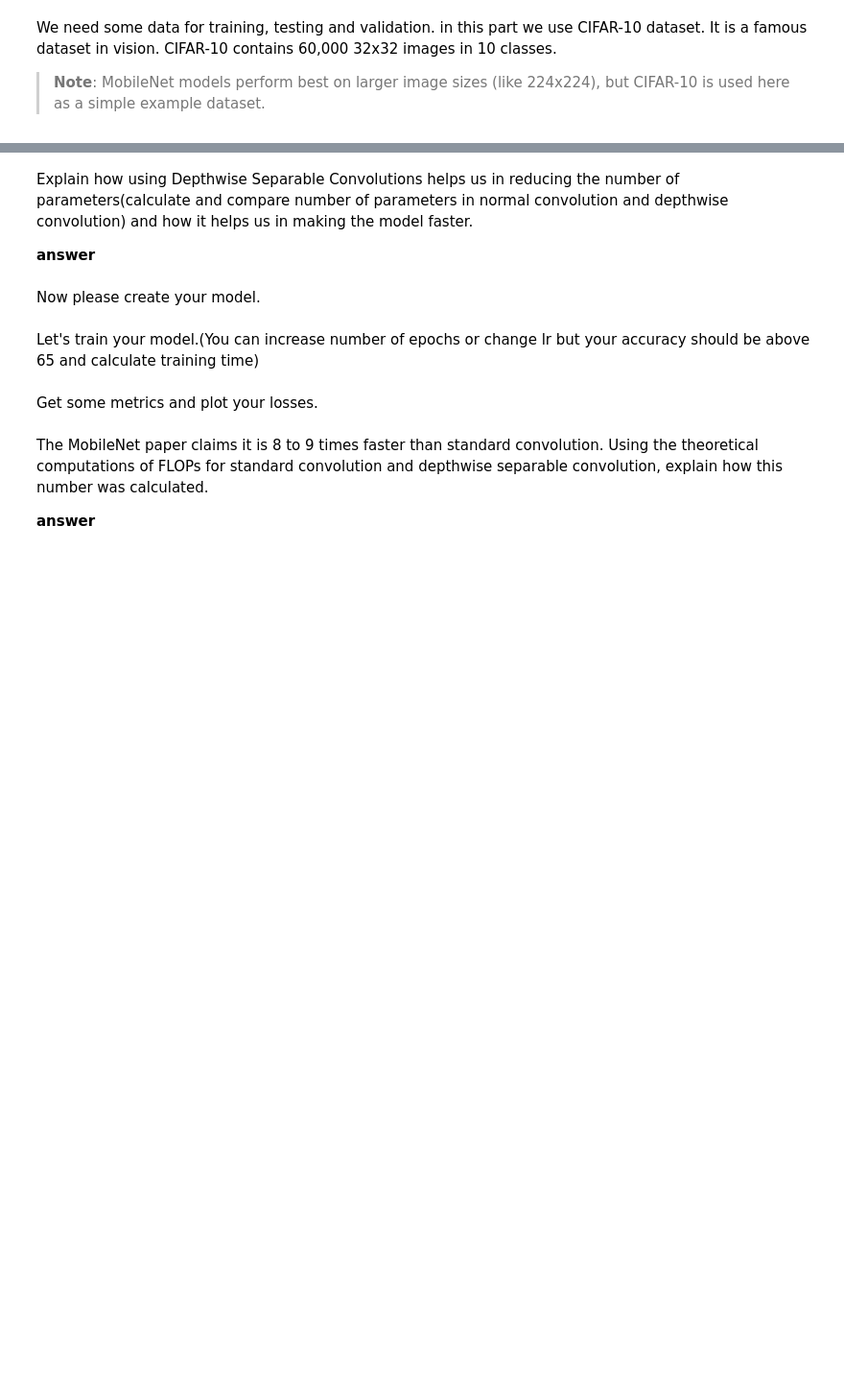
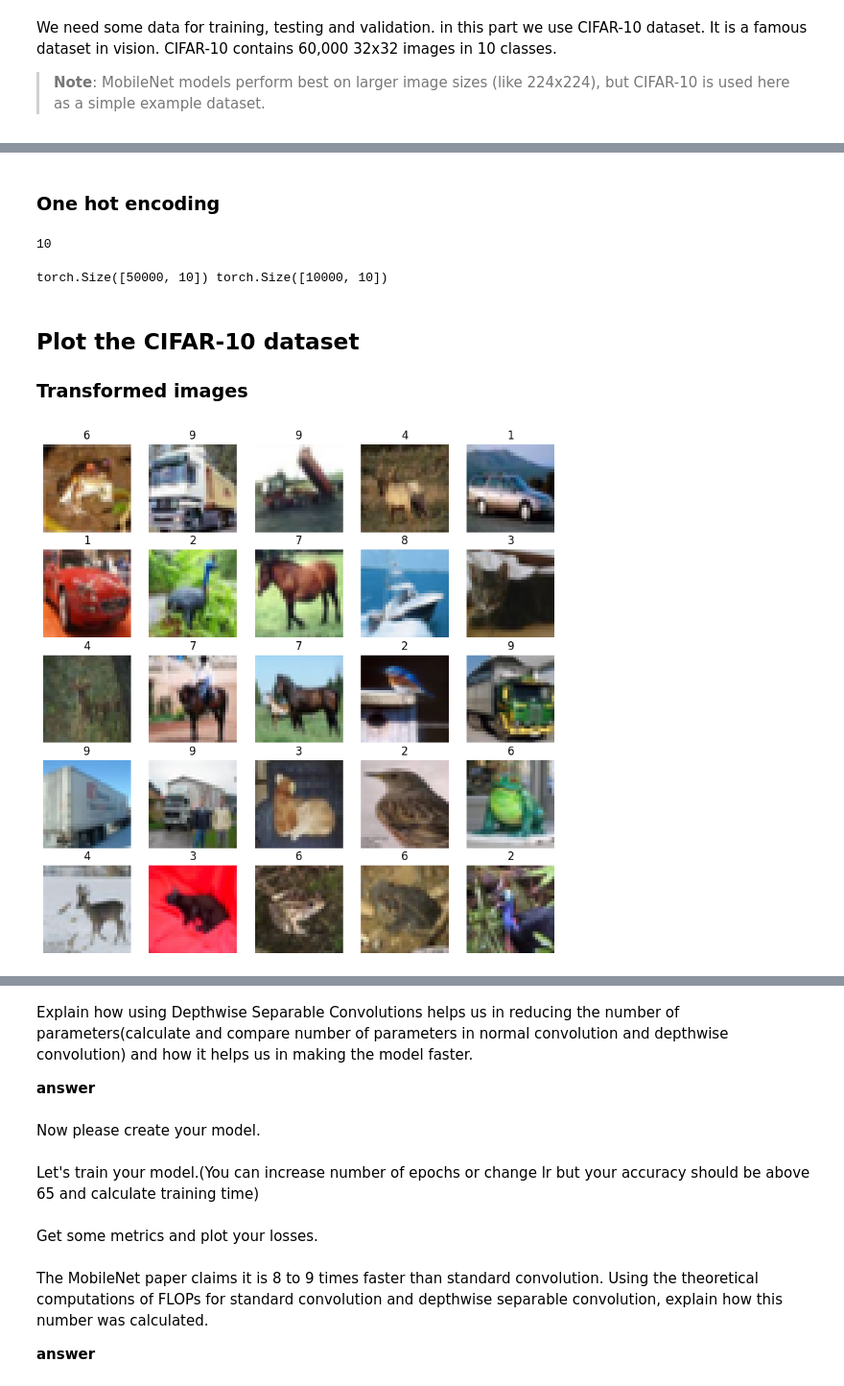
Before and after one commit to ILoveBacteria/machine-learning-assignments, a Jupyter notebook: assignment4/P2.ipynb, the cells around one changed output, grey strips where cells are left out. Shown at 96% size. Cells and saved outputs as stored; diff of their text form; code cells hidden in the pictures; blank space fills up the shorter version.

Commit message:
Add requires functions for training

```diff
--- a/assignment4/P2.ipynb
+++ b/assignment4/P2.ipynb
@@ -171,30 +187,20 @@ transform_train = transforms.Compose([
     transforms.RandomResizedCrop(224, scale=(0.5, 1.0)),
     transforms.RandomHorizontalFlip(),
     transforms.ToTensor(),
-    transforms.Normalize(mean=[0.5071, 0.4867, 0.4408],
-                         std=[0.2675, 0.2565, 0.2761]),
+    transforms.Normalize(mean=[0.5071, 0.4867, 0.4408], std=[0.2675, 0.2565, 0.2761]),
 ])
 
-transform_test = transforms.Compose([
+transform_test =transforms.Compose([
     transforms.Resize((224,224)),
     transforms.ToTensor(),
-    transforms.Normalize(mean=[0.5071, 0.4867, 0.4408],
-                         std=[0.2675, 0.2565, 0.2761]),
+    transforms.Normalize(mean=[0.5071, 0.4867, 0.4408], std=[0.2675, 0.2565, 0.2761]),
 ])
 
-
-
-
 # TRAIN DATA
-train_set = torchvision.datasets.CIFAR10(
-    root='./data', train=True, download=True, transform=transform_train)
-
-# TODO: create train data loader without shuffle with just half of the data
-
+train_set = torchvision.datasets.CIFAR10(root='.', train=True, download=True)
+train_set_transformed = torchvision.datasets.CIFAR10(root='.', train=True, download=True, transform=transform_train)
 
 # VALIDATION DATA
-val_set = torchvision.datasets.CIFAR10(
-    root='./data', train=False, download=True, transform=transform_test)
-
-# TODO: create test
+val_set = torchvision.datasets.CIFAR10(root='.', train=False, download=True)
+val_set_transformed = torchvision.datasets.CIFAR10(root='.', train=False, download=True, transform=transform_test)
 # %% [output]
@@ -229,0 +211,3 @@ For trainig our models, we first define some functions to make our job easier. f
+# %%
+x_train_raw, y_train_label = torch.tensor(train_set_transformed.data), torch.tensor(train_set_transformed.targets)
+x_test_raw, y_test_label = torch.tensor(val_set_transformed.data), torch.tensor(val_set_transformed.targets)
@@ -229,0 +226,3 @@ For trainig our models, we first define some functions to make our job easier. f
+# %%
+x_train = x_train_raw.float()
+x_test = x_test_raw.float()
@@ -229,0 +251,13 @@ For trainig our models, we first define some functions to make our job easier. f
+# %%
+# Normalize the pixel values and one-hot encode the labels
+x_train /= 255
+x_test /= 255
+assert x_train.max() <= 1.0
+assert x_test.max() <= 1.0
+# %% [markdown]
+### One hot encoding
+# %%
+num_classes = len(np.unique(y_train_label))
+print(num_classes)
+# %% [output]
+10
@@ -229,0 +273,18 @@ For trainig our models, we first define some functions to make our job easier. f
+# %%
+print(y_train.shape, y_test.shape)
+# %% [output]
+torch.Size([50000, 10]) torch.Size([10000, 10])
+# %% [markdown]
+## Plot the CIFAR-10 dataset
+
+### Transformed images
+# %%
+image_for_plot = x_train[:25].numpy()
+plt.figure(figsize=(10, 10))
+for i in range(25):
+    plt.subplot(5, 5, i + 1)
+    plt.imshow(image_for_plot[i])
+    plt.title(y_train_label[i].item())
+    plt.axis('off')
+# %% [output]
+[figure, added]
```
Also changed, not shown: parts of 34 cells of this notebook, 1 other file.
